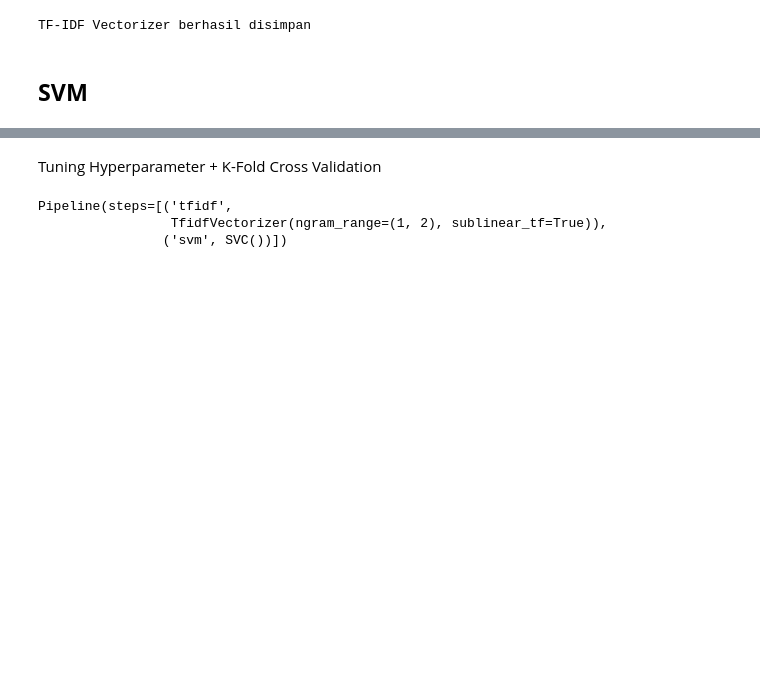
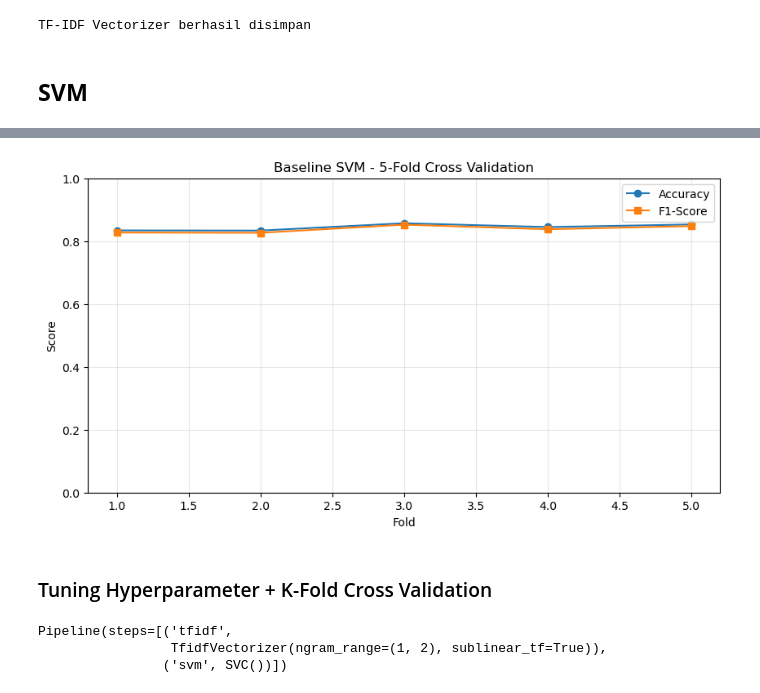
Before and after one commit to rahelitapasaribu/fp-textmining, a Jupyter notebook: notebook/svm.ipynb, the cells around one changed output, grey strips where cells are left out. Drawn from its saved outputs; the diff is of its cells as text; code cells hidden in the pictures; blank space fills up the shorter version.

```diff
--- a/notebook/svm.ipynb
+++ b/notebook/svm.ipynb
@@ -235,5 +334,34 @@ TF-IDF Vectorizer berhasil disimpan
+# %%
+# Visualisasi hasil accuracy dan F1-score setiap fold
+plt.figure(figsize=(10, 5))
+
+folds = cv_df['Fold']
+
+plt.plot(
+    folds,
+    cv_df['Accuracy'],
+    marker='o',
+    label='Accuracy'
+)
+
+plt.plot(
+    folds,
+    cv_df['F1-Score'],
+    marker='s',
+    label='F1-Score'
+)
+
+plt.title('Baseline SVM - 5-Fold Cross Validation')
+plt.xlabel('Fold')
+plt.ylabel('Score')
+plt.ylim(0, 1)
+plt.legend()
+plt.grid(True, alpha=0.3)
+plt.show()
+# %% [output]
+[figure, added]
 # %% [markdown]
-Tuning Hyperparameter + K-Fold Cross Validation
+### Tuning Hyperparameter + K-Fold Cross Validation
 # %%
 # Membuat pipeline TF-IDF dan SVM
 pipeline = Pipeline([
```
Also changed, not shown: parts of 9 cells of this notebook, 3 other files.
